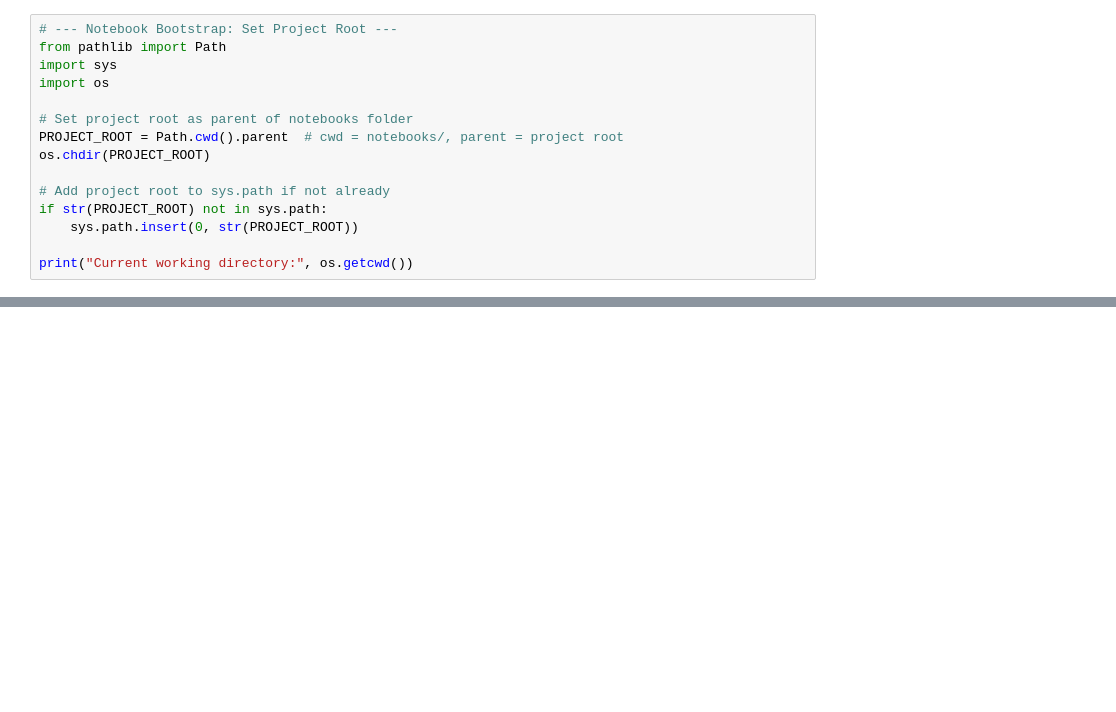
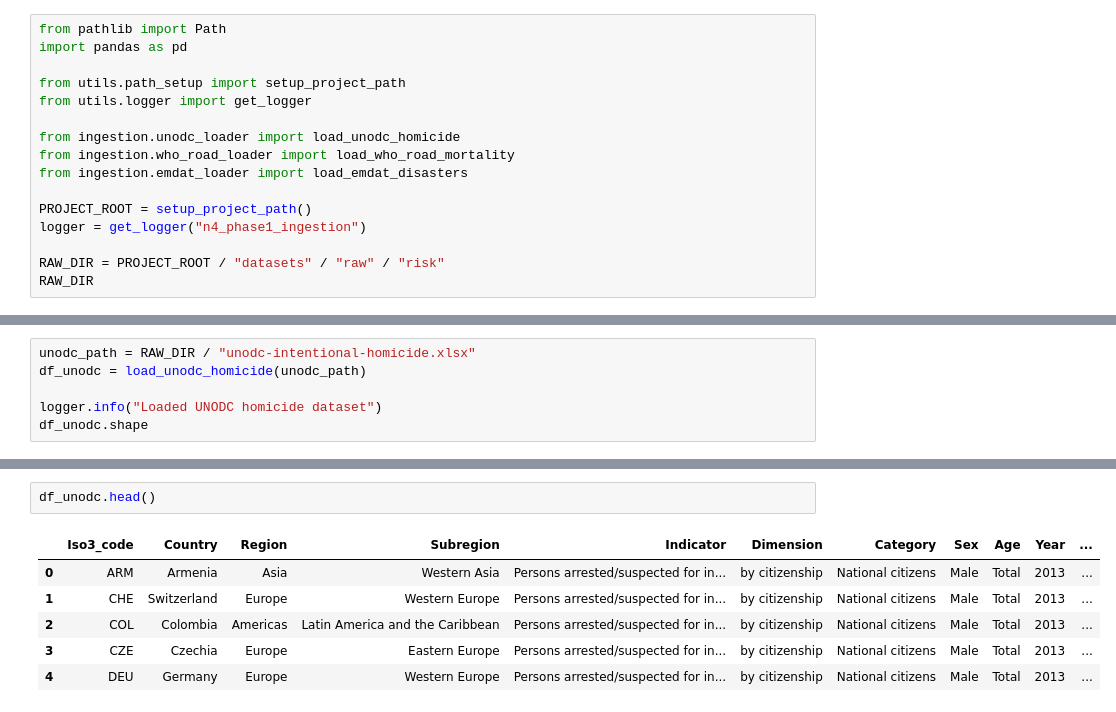
Before and after one commit to Comrade-1729/EDA_MLOPS-Portfolio, a Jupyter notebook: notebooks/04_crime_disaster_risk_eda.ipynb, the cells around one changed output, grey strips where cells are left out. Drawn from its saved outputs; the diff is of its cells as text; blank space fills up the shorter version.

Commit message:
N4 Phase 1: raw ingestion & structural validation (UNODC, WHO, EM-DAT)

```diff
--- a/notebooks/04_crime_disaster_risk_eda.ipynb
+++ b/notebooks/04_crime_disaster_risk_eda.ipynb
@@ -26,16 +67,17 @@ This analysis integrates multiple risk sources to identify priority regions.
 # %%
-# --- Notebook Bootstrap: Set Project Root ---
 from pathlib import Path
-import sys
-import os
+import pandas as pd
 
-# Set project root as parent of notebooks folder
-PROJECT_ROOT = Path.cwd().parent  # cwd = notebooks/, parent = project root
-os.chdir(PROJECT_ROOT)
+from utils.path_setup import setup_project_path
+from utils.logger import get_logger
 
-# Add project root to sys.path if not already
-if str(PROJECT_ROOT) not in sys.path:
-    sys.path.insert(0, str(PROJECT_ROOT))
+from ingestion.unodc_loader import load_unodc_homicide
+from ingestion.who_road_loader import load_who_road_mortality
+from ingestion.emdat_loader import load_emdat_disasters
 
-print("Current working directory:", os.getcwd())
+PROJECT_ROOT = setup_project_path()
+logger = get_logger("n4_phase1_ingestion")
+
+RAW_DIR = PROJECT_ROOT / "datasets" / "raw" / "risk"
+RAW_DIR
 # %% [output]
@@ -42,0 +87,6 @@ Current working directory: d:\def_main\Code\MyProjects
+# %%
+unodc_path = RAW_DIR / "unodc-intentional-homicide.xlsx"
+df_unodc = load_unodc_homicide(unodc_path)
+
+logger.info("Loaded UNODC homicide dataset")
+df_unodc.shape
@@ -42,0 +112,9 @@ Current working directory: d:\def_main\Code\MyProjects
+# %%
+df_unodc.head()
+# %% [output]
+|  | Iso3_code | Country | Region | Subregion | Indicator | Dimension | Category | Sex | Age | Year | ... |
+| 0 | ARM | Armenia | Asia | Western Asia | Persons arrested/suspected for in... | by citizenship | National citizens | Male | Total | 2013 | ... |
+| 1 | CHE | Switzerland | Europe | Western Europe | Persons arrested/suspected for in... | by citizenship | National citizens | Male | Total | 2013 | ... |
+| 2 | COL | Colombia | Americas | Latin America and the Caribbean | Persons arrested/suspected for in... | by citizenship | National citizens | Male | Total | 2013 | ... |
+| 3 | CZE | Czechia | Europe | Eastern Europe | Persons arrested/suspected for in... | by citizenship | National citizens | Male | Total | 2013 | ... |
+| 4 | DEU | Germany | Europe | Western Europe | Persons arrested/suspected for in... | by citizenship | National citizens | Male | Total | 2013 | ... |
```
Also changed, not shown: parts of 20 cells of this notebook, 9 other files.
